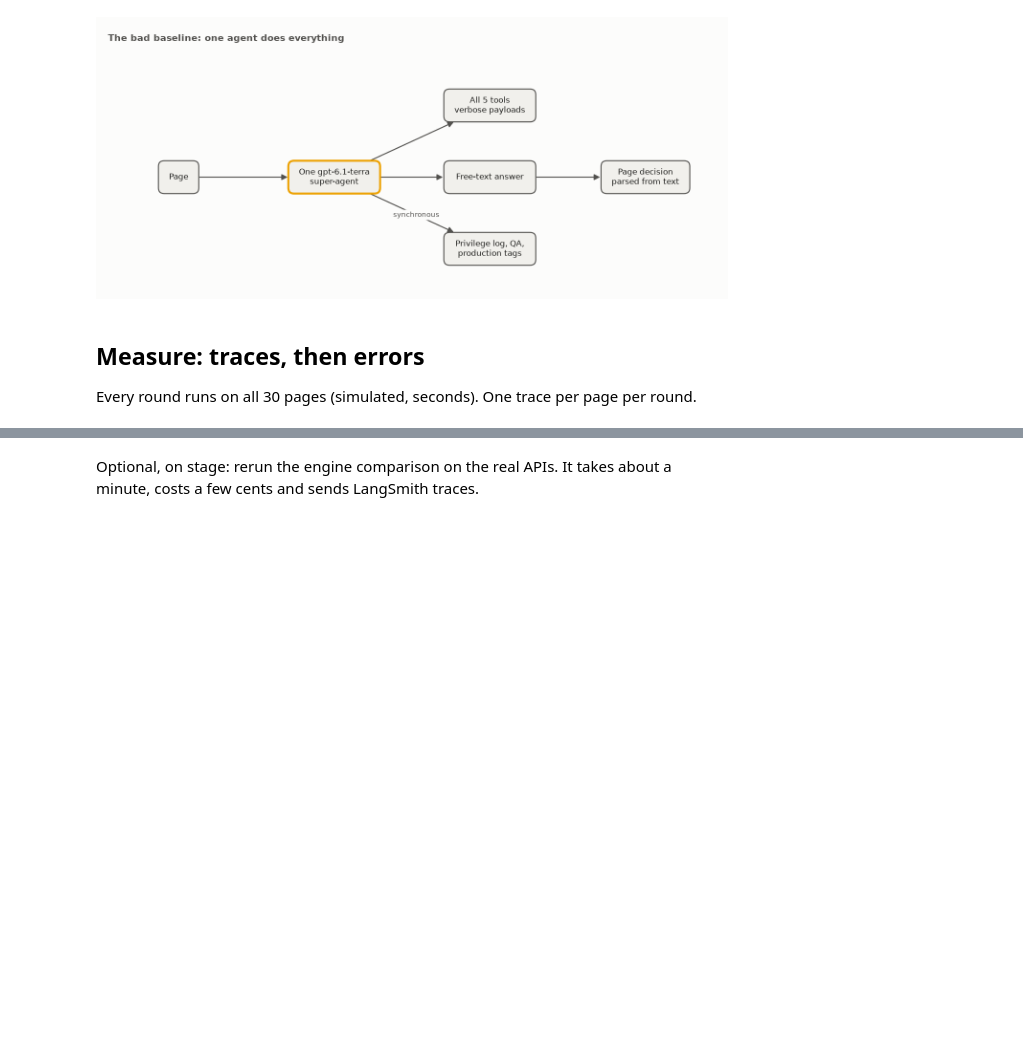
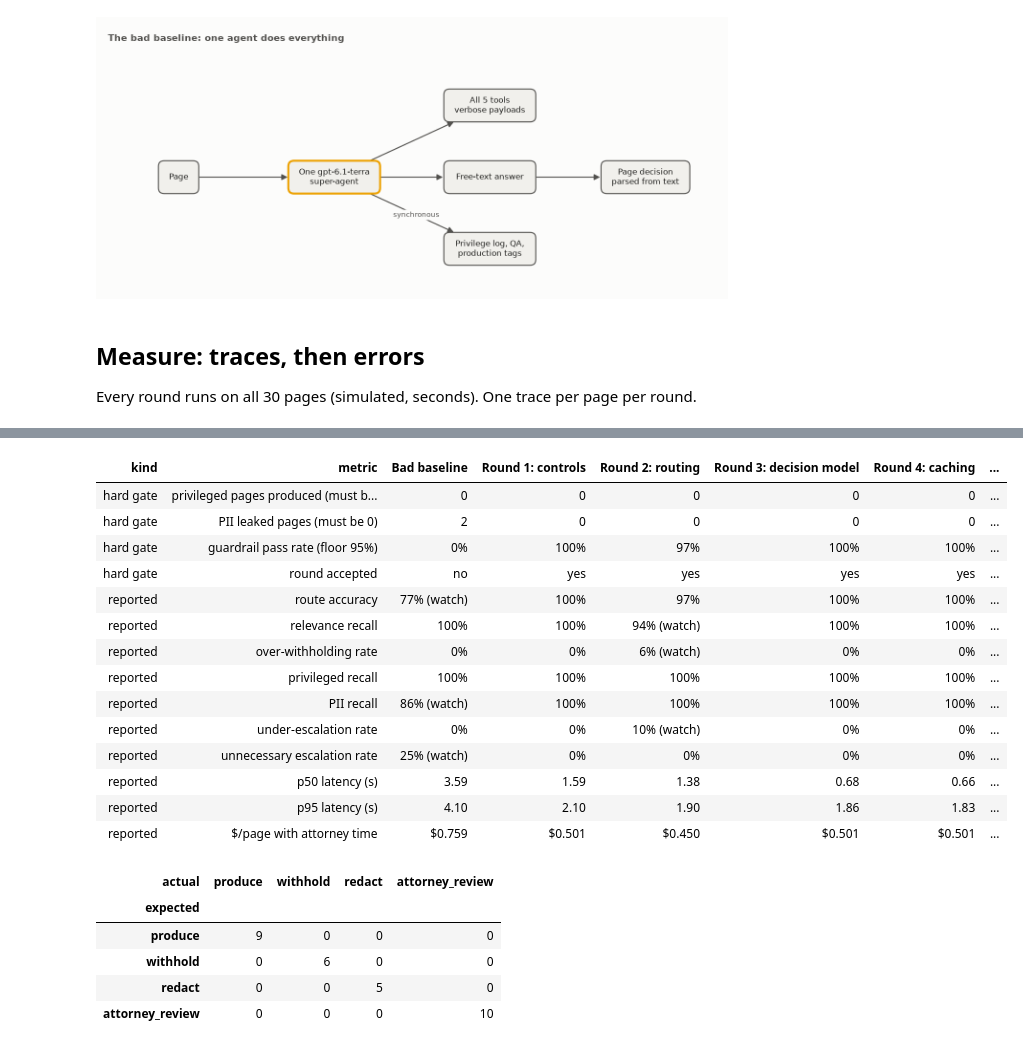
Before and after one commit to gduchidze-ship-it/datafest-agent-opt, a Jupyter notebook: notebooks/optimizing_document_review_agents_demo.ipynb, the cells around one changed output, grey strips where cells are left out. Saved outputs shown, nothing was run; the diff lists cells and outputs as text; code cells hidden in the pictures; blank space fills up the shorter version.

```diff
--- a/notebooks/optimizing_document_review_agents_demo.ipynb
+++ b/notebooks/optimizing_document_review_agents_demo.ipynb
@@ -548,3 +553,26 @@ display(plot_sim_vs_live(summary, recorded_live_summary(), recorded_live_note())
-# %% [markdown]
-Optional, on stage: rerun the engine comparison on the real APIs. It takes about a minute, costs a few cents and sends LangSmith traces.
+# %%
+display(metrics_table(traces, VARIANT_ORDER).style.hide(axis="index"))
+display(confusion_table(traces, SPLIT))
+# %% [output]
+| kind | metric | Bad baseline | Round 1: controls | Round 2: routing | Round 3: decision model | Round 4: caching | ... |
+| hard gate | privileged pages produced (must b... | 0 | 0 | 0 | 0 | 0 | ... |
+| hard gate | PII leaked pages (must be 0) | 2 | 0 | 0 | 0 | 0 | ... |
+| hard gate | guardrail pass rate (floor 95%) | 0% | 100% | 97% | 100% | 100% | ... |
+| hard gate | round accepted | no | yes | yes | yes | yes | ... |
+| reported | route accuracy | 77% (watch) | 100% | 97% | 100% | 100% | ... |
+| reported | relevance recall | 100% | 100% | 94% (watch) | 100% | 100% | ... |
+| reported | over-withholding rate | 0% | 0% | 6% (watch) | 0% | 0% | ... |
+| reported | privileged recall | 100% | 100% | 100% | 100% | 100% | ... |
+| reported | PII recall | 86% (watch) | 100% | 100% | 100% | 100% | ... |
+| reported | under-escalation rate | 0% | 0% | 10% (watch) | 0% | 0% | ... |
+| reported | unnecessary escalation rate | 25% (watch) | 0% | 0% | 0% | 0% | ... |
+| reported | p50 latency (s) | 3.59 | 1.59 | 1.38 | 0.68 | 0.66 | ... |
+| reported | p95 latency (s) | 4.10 | 2.10 | 1.90 | 1.86 | 1.83 | ... |
+| reported | $/page with attorney time | $0.759 | $0.501 | $0.450 | $0.501 | $0.501 | ... |
+| actual | produce | withhold | redact | attorney_review |
+| expected |  |  |  |  |
+| produce | 9 | 0 | 0 | 0 |
+| withhold | 0 | 6 | 0 | 0 |
+| redact | 0 | 0 | 5 | 0 |
+| attorney_review | 0 | 0 | 0 | 10 |
 # %%
```
Also changed, not shown: parts of 73 cells of this notebook, 11 other files.
